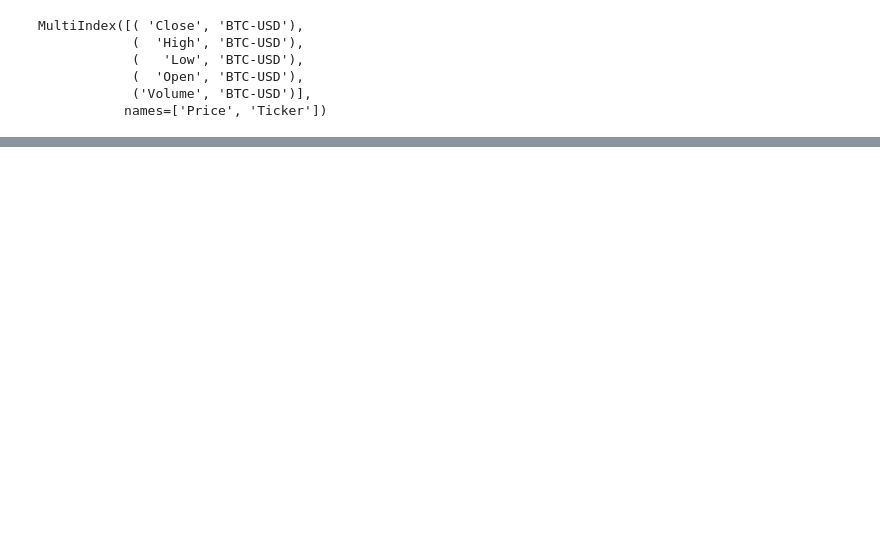
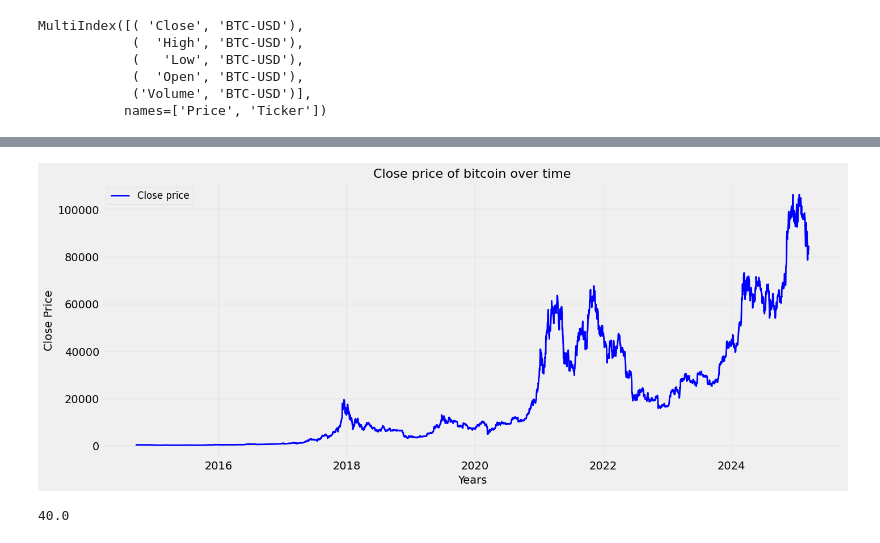
Before and after one commit to Balavinay18/DS_BITCOIN_Prediction, a Jupyter notebook: CryptoCurrency(Bitcoin) Price Prediction.ipynb, the cells around one changed output, grey strips where cells are left out. Drawn from its saved outputs; the diff is of its cells as text; code cells hidden in the pictures; blank space fills up the shorter version.

```diff
--- a/CryptoCurrency(Bitcoin) Price Prediction.ipynb
+++ b/CryptoCurrency(Bitcoin) Price Prediction.ipynb
@@ -84,0 +82,18 @@ plt.plot(closing_price.index, closing_price[])
+# %%
+#PLot closing price with enchacement
+plt.figure(figsize= (15, 6))
+plt.plot(closing_price.index, closing_price['Close'], label = 'Close price', color = 'blue', linewidth = 2)
+plt.title('Close price of bitcoin over time', fontsize = 16)
+plt.xlabel('Years', fontsize = 14)
+plt.ylabel('Close Price', fontsize = 14)
+plt.grid(alpha = 0.3)
+plt.legend(fontsize = 12)
+plt.show()
+# %% [output]
+[figure, added]
+# %%
+# Moving Average
+temp_data = [10, 20, 30, 40, 50, 60, 80, 90, 100]
+print(sum(temp_data[1:6])/5)
+# %% [output]
+40.0
```
Also changed, not shown: parts of 5 cells of this notebook, 1 other file.
